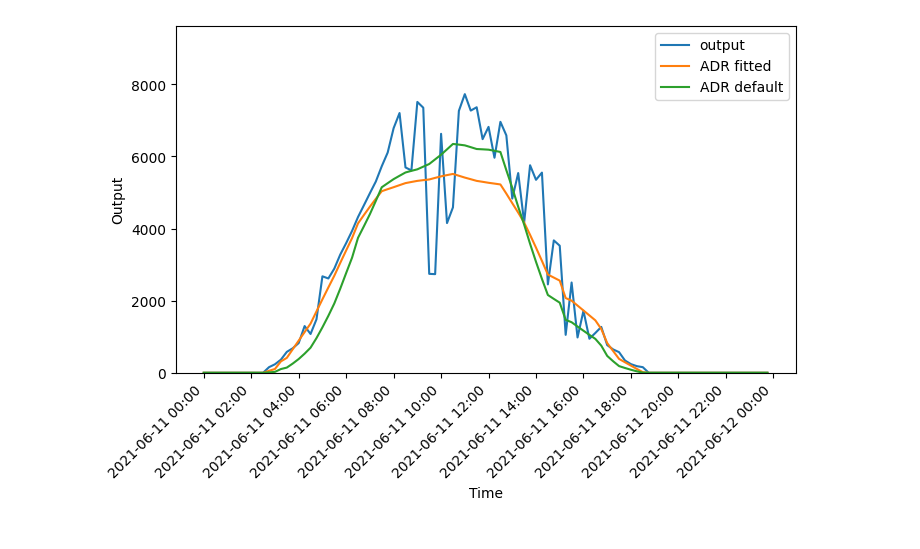
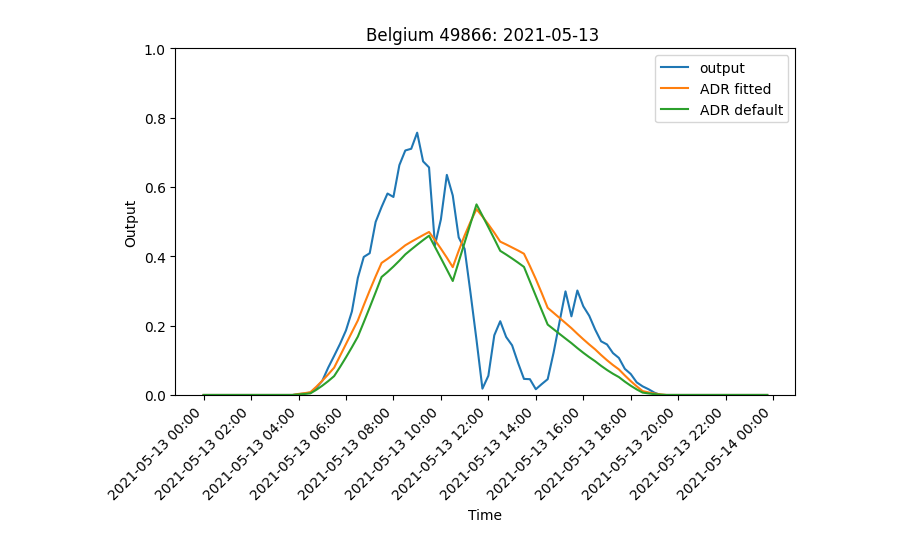
Before and after one commit to pavlikp/PV-PIML, a Jupyter notebook: notebooks/InspectModel.ipynb, the cells around one changed output. Saved outputs shown, nothing was run; the diff lists cells and outputs as text; code cells hidden in the pictures.

Commit message:
Dataset with history + fit all installations together

```diff
--- a/notebooks/InspectModel.ipynb
+++ b/notebooks/InspectModel.ipynb
@@ -2,9 +2,9 @@
 import os
 os.chdir("./..")
 
-from PVDataset import PVDataset
+from PVDatasetWithHistory import PVDatasetWithHistory
 
-ds = PVDataset(r"C:\Users\peter\Repos\ENFIELD-data\processed_unpack\nwp_0h", "Slovakia", "top", "train")
+ds = PVDatasetWithHistory(r"C:\Users\peter\Repos\ENFIELD-data\processed_unpack\nwp_0h", previous_days=0, split="train")
 # %%
 from models.ADRInspired import ADRInspired as ADR
 from utils.config import load_config
@@ -12,7 +12,7 @@ import torch
 
 config = load_config("./config/ADR.yaml")
 model_fit = ADR(config)
-model_fit.load_state_dict(torch.load(r"C:\Users\peter\Repos\ENFIELD-PIML\checkpoints\PV-PIML\fit_Slovakia\epoch=36-step=148.ckpt", weights_only=False)["state_dict"])
+model_fit.load_state_dict(torch.load(r"C:\Users\peter\Repos\ENFIELD-PIML\checkpoints\PV-PIML\fit_normalized\epoch=7-step=32768.ckpt", weights_only=False)["state_dict"])
 
 model_default = ADR(config)
 # %% [output]
@@ -68,36 +44,34 @@ k_rsh: 1.230
 # %%
 import torch
 import matplotlib.pyplot as plt
 import pandas as pd
 import matplotlib.dates as mdates
 
 import random
 
-x, y, metadata = ds[random.randint(0, len(ds)-1)]
-metadata_tensors = {}
-for k, v in metadata.items():
-    try:
-        metadata_tensors[k] = torch.tensor(v).unsqueeze(0)
-    except (TypeError, ValueError):
-        metadata_tensors[k] = [v]
+x, y, info = ds[random.randint(0, len(ds)-1)]
 
-y_hat = model_fit([t.unsqueeze(0) for t in x], metadata_tensors)
+for key in x:
+    x[key] = x[key].unsqueeze(0)
+
+y_hat = model_fit(x)
 fitted_prediction = y_hat.detach().numpy()
 
-y_hat = model_default([t.unsqueeze(0) for t in x], metadata_tensors)
+y_hat = model_default(x)
 default_prediction = y_hat.detach().numpy()
 
 fig, ax = plt.subplots(1, 1, figsize=(8, 4.5))
-ax.plot(pd.to_datetime(x[-1], unit="s"), y*4000, label="output")
-ax.plot(pd.to_datetime(x[-1], unit="s"), fitted_prediction[0], label="ADR fitted")
-ax.plot(pd.to_datetime(x[-1], unit="s"), default_prediction[0], label="ADR default")
+ax.plot(pd.to_datetime(x['unix_timestamps'][0], unit="s"), y, label="output")
+ax.plot(pd.to_datetime(x['unix_timestamps'][0], unit="s"), fitted_prediction[0], label="ADR fitted")
+ax.plot(pd.to_datetime(x['unix_timestamps'][0], unit="s"), default_prediction[0], label="ADR default")
 ax.set_xlabel("Time")
 ax.set_ylabel("Output")
 ax.legend()
 ax.xaxis.set_major_formatter(mdates.DateFormatter("%Y-%m-%d %H:%M"))
 ax.xaxis.set_major_locator(mdates.HourLocator(interval=2))
 plt.xticks(rotation=45, ha='right')
-ax.set_ylim(0,9610)
+ax.set_ylim(0,1)
+plt.title(f"{info['country']} {info['installation']}: {info['date']} ")
 plt.show()
 # %% [output]
-[figure, old version]
+[figure, new version]
```
Also changed, not shown: parts of 6 cells of this notebook, 9 other files.
